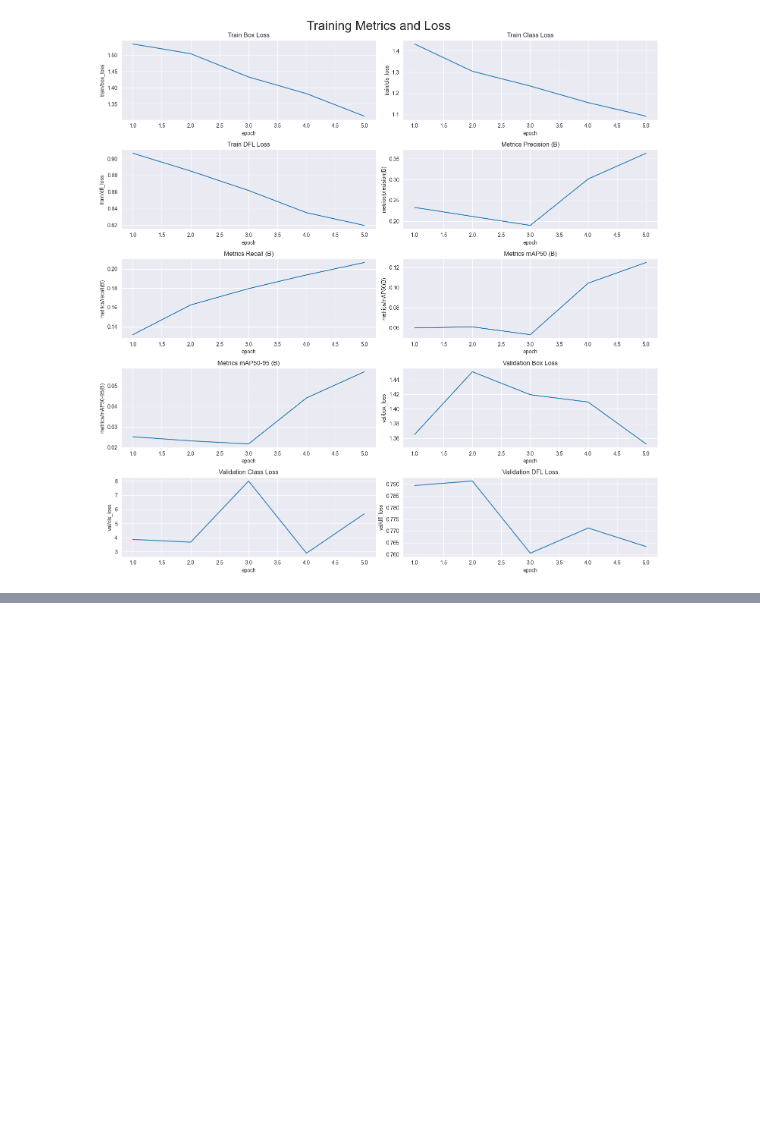
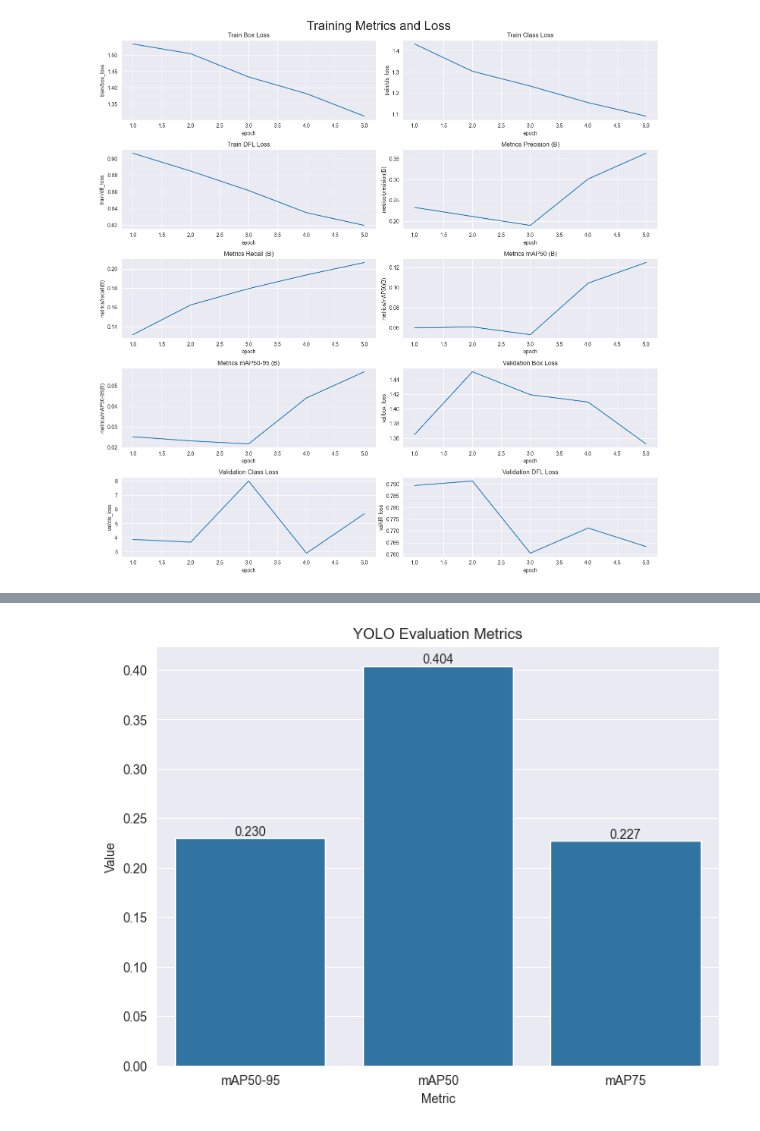
Before and after one commit to binghantsai/final-AI, a Jupyter notebook: yolo.ipynb, the cells around one changed output, grey strips where cells are left out. Cells and saved outputs as stored; diff of their text form; code cells hidden in the pictures; blank space fills up the shorter version.

```diff
--- a/yolo.ipynb
+++ b/yolo.ipynb
@@ -219,0 +238,23 @@ metrics = model.val(conf = 0.25, split = 'test')
+# %%
+%matplotlib inline
+# Create the barplot
+ax = sns.barplot(x=['mAP50-95', 'mAP50', 'mAP75'], y=[metrics.box.map, metrics.box.map50, metrics.box.map75])
+
+# Set the title and axis labels
+ax.set_title('YOLO Evaluation Metrics')
+ax.set_xlabel('Metric')
+ax.set_ylabel('Value')
+
+# Set the figure size
+fig = plt.gcf()
+fig.set_size_inches(8, 6)
+
+# Add the values on top of the bars
+# 在條形上方添加值
+for p in ax.patches:
+    ax.annotate('{:.3f}'.format(p.get_height()), (p.get_x() + p.get_width() / 2, p.get_height()), ha='center', va='bottom')
+
+# Show the plot
+plt.show()
+# %% [output]
+[figure, added]
```
Also changed, not shown: parts of 8 cells of this notebook.
